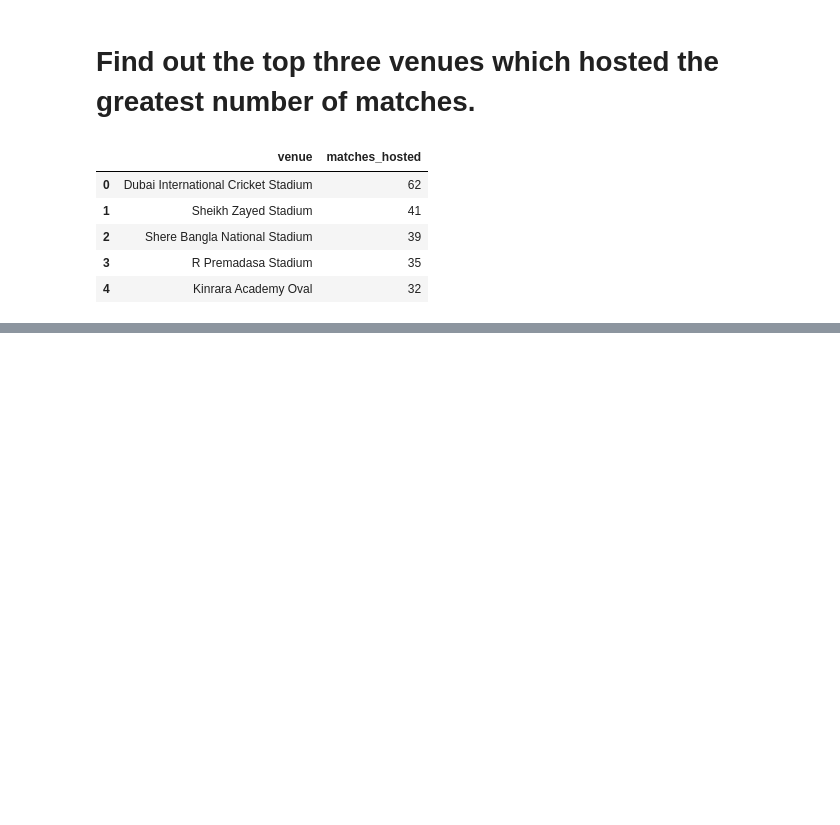
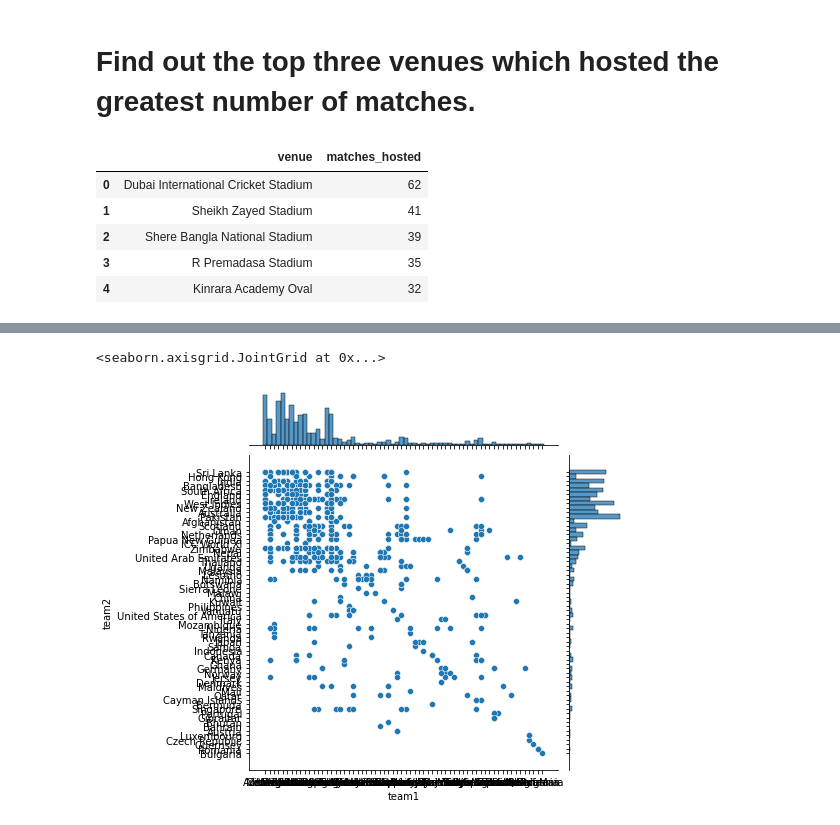
Before and after one commit to Laxmi884/DA_ICC_International_T20, a Jupyter notebook: Self_Project_Cricket_Scorecard.ipynb, the cells around one changed output, grey strips where cells are left out. Saved outputs shown, nothing was run; the diff lists cells and outputs as text; code cells hidden in the pictures; blank space fills up the shorter version.

```diff
--- a/Self_Project_Cricket_Scorecard.ipynb
+++ b/Self_Project_Cricket_Scorecard.ipynb
@@ -37,6 +38,6 @@ Drive already mounted at /content/drive; to attempt to forcibly remount, call dr
 # pd.set_option('display.max_rows',50)
 # %%
-df = pd.read_csv('/content/drive/MyDrive/Datasets/Copy of International_T20_Data.csv')
+df = pd.read_csv('/content/drive/MyDrive/Datasets/Copy of International_T20_Data.csv',parse_dates=['meta.created'])
 # %%
 df.head()
 # %% [output]
@@ -68,9 +69,8 @@ dtypes: float64(5), int64(2), object(20)
 memory usage: 299.0+ KB
 # %% [markdown]
 # Rename all the column names to their appropriate names, for example meta.created should be renamed as created_date
-# %%
-df.rename(columns={'meta.data_version':'data_version','meta.created':'match_date','info.outcome.by.wickets':'outcome_by_wickets','info.outcome.winner':'winner','info.overs':'overs','info.player_of_match':'player_of_match','info.teams':'teams','info.toss.decision':'toss_decision','info.toss.winner':'toss_winner','info.umpires':'umpires','info.venue':'venue'
-,'info.city':'city','info.outcome.by.runs':'outcome_by_runs'},inplace = True)
+# %%
+df.columns = [x.replace('.','_').replace('info_','').replace('meta_','') for x in list(df.columns)]
 # %%
 df.info()
 # %% [output]
@@ -108,0 +135,4 @@ most_no_matches_venue.sort_values('matches_hosted',ascending=False).head()
+# %%
+# Convereting the teams column to appropriate data type and then retrieving the teams into team1 and team2
+df['team1'] = df['teams'].apply(lambda x: eval(x)[0])
+df['team2'] = df['teams'].apply(lambda x: eval(x)[1])
@@ -108,0 +148,5 @@ most_no_matches_venue.sort_values('matches_hosted',ascending=False).head()
+# %%
+sns.jointplot(x='team1',y='team2',data=df)
+# %% [output]
+<seaborn.axisgrid.JointGrid at 0x...>
+[figure, added]
```
Also changed, not shown: parts of 15 cells of this notebook.
